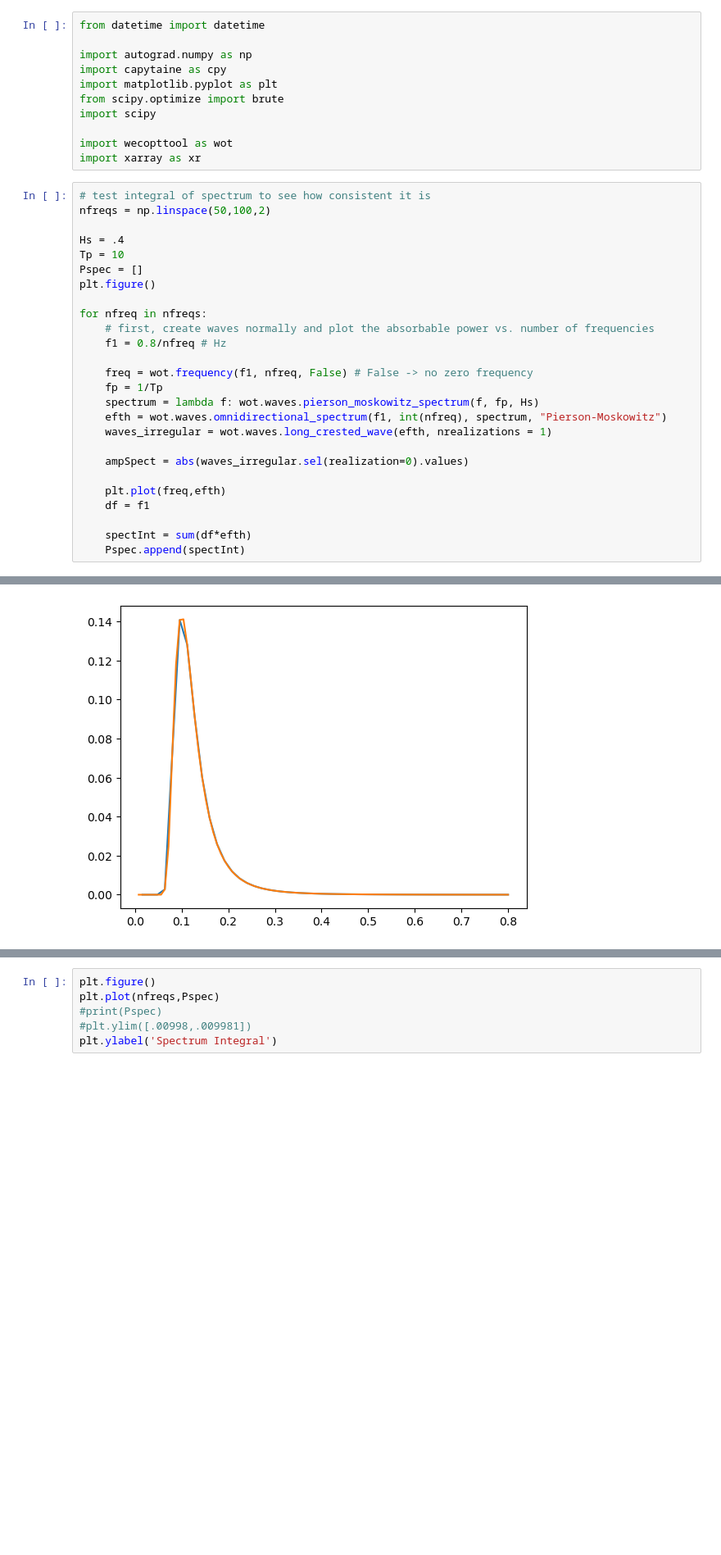
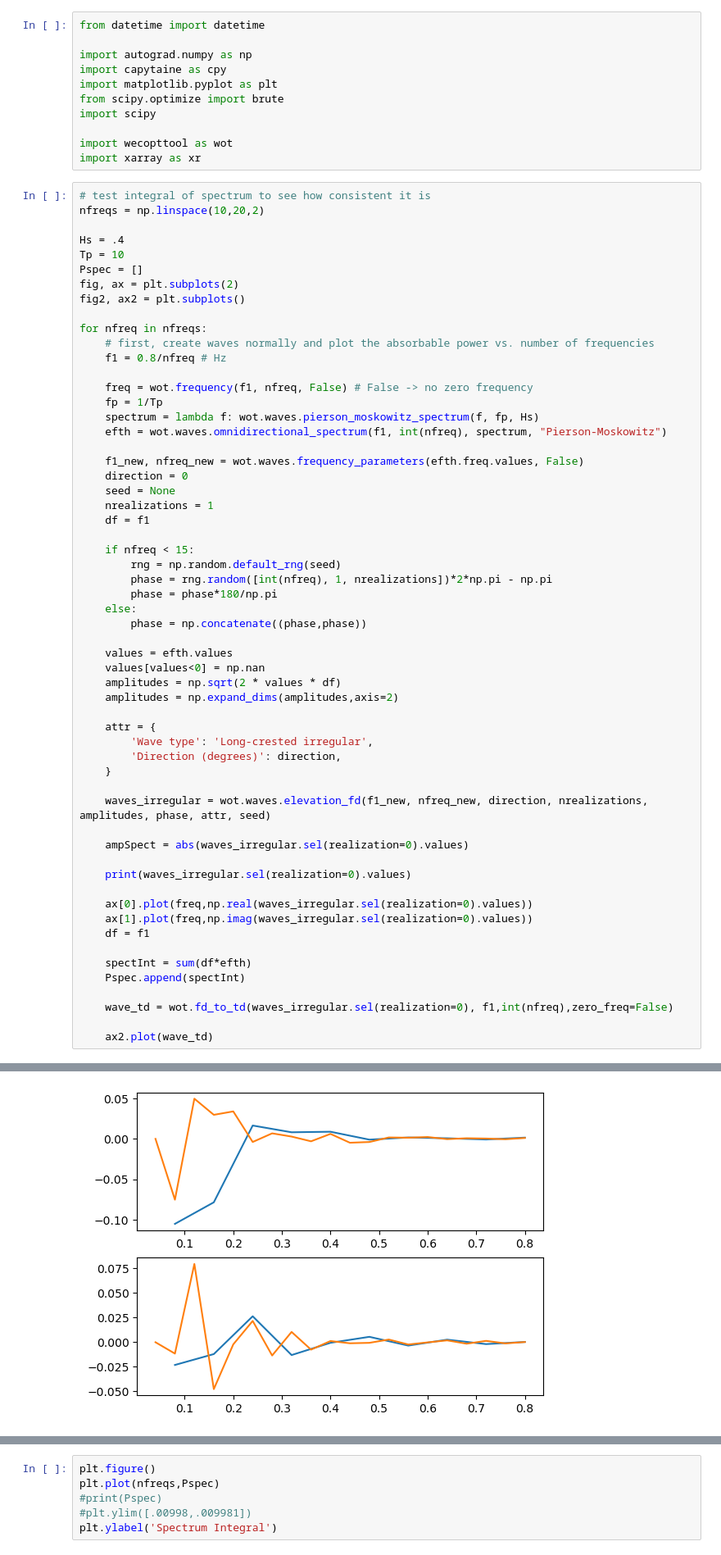
Before and after one commit to jtgrasb/WecOptTool, a Jupyter notebook: examples/tutorial_1_WaveBot-smooth_impedance.ipynb, the cells around one changed output, grey strips where cells are left out. Shown at 82% size. Saved outputs shown, nothing was run; the diff lists cells and outputs as text; blank space fills up the shorter version.

```diff
--- a/examples/tutorial_1_WaveBot-smooth_impedance.ipynb
+++ b/examples/tutorial_1_WaveBot-smooth_impedance.ipynb
@@ -30,12 +30,13 @@ import wecopttool as wot
 import xarray as xr
 # %%
 # test integral of spectrum to see how consistent it is
-nfreqs = np.linspace(50,100,2)
+nfreqs = np.linspace(10,20,2)
 
 Hs = .4
 Tp = 10
 Pspec = []
-plt.figure()
+fig, ax = plt.subplots(2)
+fig2, ax2 = plt.subplots()
 
 for nfreq in nfreqs:
     # first, create waves normally and plot the absorbable power vs. number of frequencies
@@ -45,13 +46,44 @@ for nfreq in nfreqs:
     fp = 1/Tp
     spectrum = lambda f: wot.waves.pierson_moskowitz_spectrum(f, fp, Hs)
     efth = wot.waves.omnidirectional_spectrum(f1, int(nfreq), spectrum, "Pierson-Moskowitz")
-    waves_irregular = wot.waves.long_crested_wave(efth, nrealizations = 1)
+
+    f1_new, nfreq_new = wot.waves.frequency_parameters(efth.freq.values, False)
+    direction = 0
+    seed = None
+    nrealizations = 1
+    df = f1
+
+    if nfreq < 15:
+        rng = np.random.default_rng(seed)
+        phase = rng.random([int(nfreq), 1, nrealizations])*2*np.pi - np.pi
+        phase = phase*180/np.pi
+    else:
+        phase = np.concatenate((phase,phase))
+
+    values = efth.values
+    values[values<0] = np.nan
+    amplitudes = np.sqrt(2 * values * df)
+    amplitudes = np.expand_dims(amplitudes,axis=2)
+
+    attr = {
+        'Wave type': 'Long-crested irregular',
+        'Direction (degrees)': direction,
+    }
+
+    waves_irregular = wot.waves.elevation_fd(f1_new, nfreq_new, direction, nrealizations, amplitudes, phase, attr, seed)
 
     ampSpect = abs(waves_irregular.sel(realization=0).values)
 
-    plt.plot(freq,efth)
+    print(waves_irregular.sel(realization=0).values)
+
+    ax[0].plot(freq,np.real(waves_irregular.sel(realization=0).values))
+    ax[1].plot(freq,np.imag(waves_irregular.sel(realization=0).values))
     df = f1
 
     spectInt = sum(df*efth)
     Pspec.append(spectInt)
+
+    wave_td = wot.fd_to_td(waves_irregular.sel(realization=0), f1,int(nfreq),zero_freq=False)
+
+    ax2.plot(wave_td)
 # %% [output]
@@ -58 +107 @@ for nfreq in nfreqs:
-[figure, old version]
+[figure, new version]
```
Also changed, not shown: parts of 1 cell of this notebook, 2 other files.
